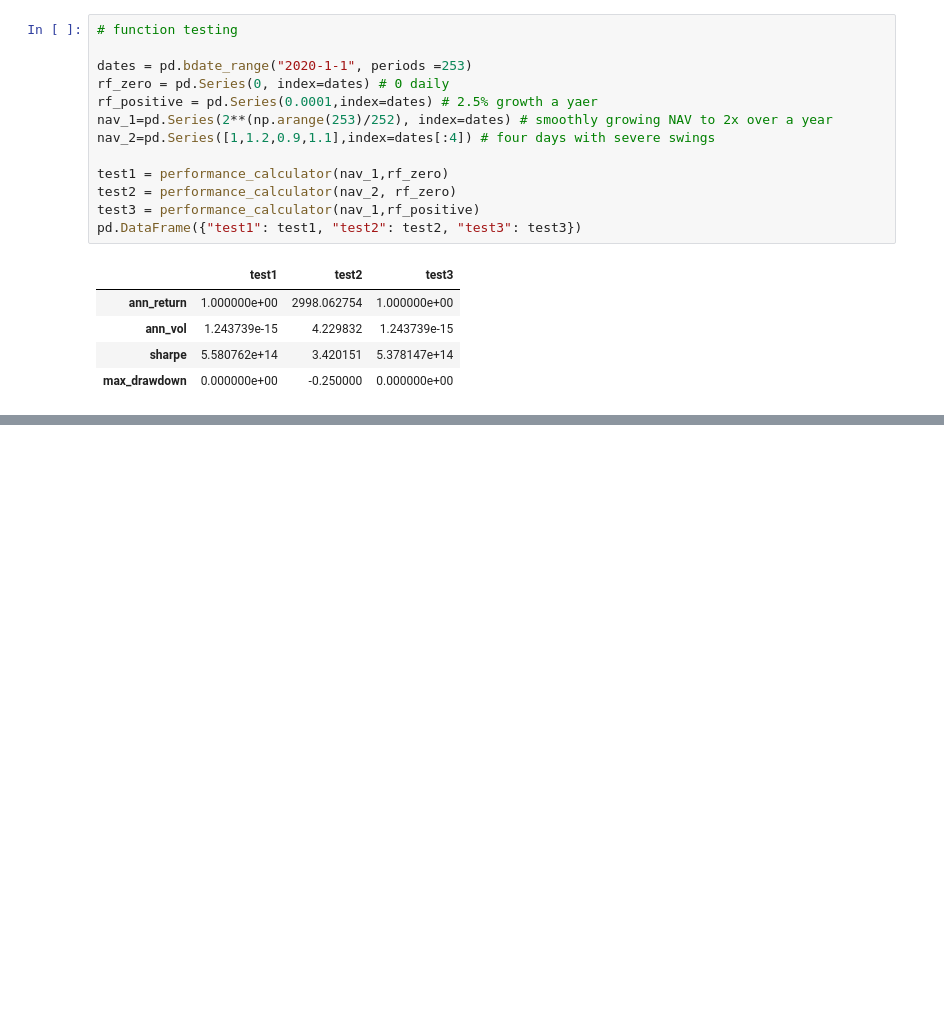
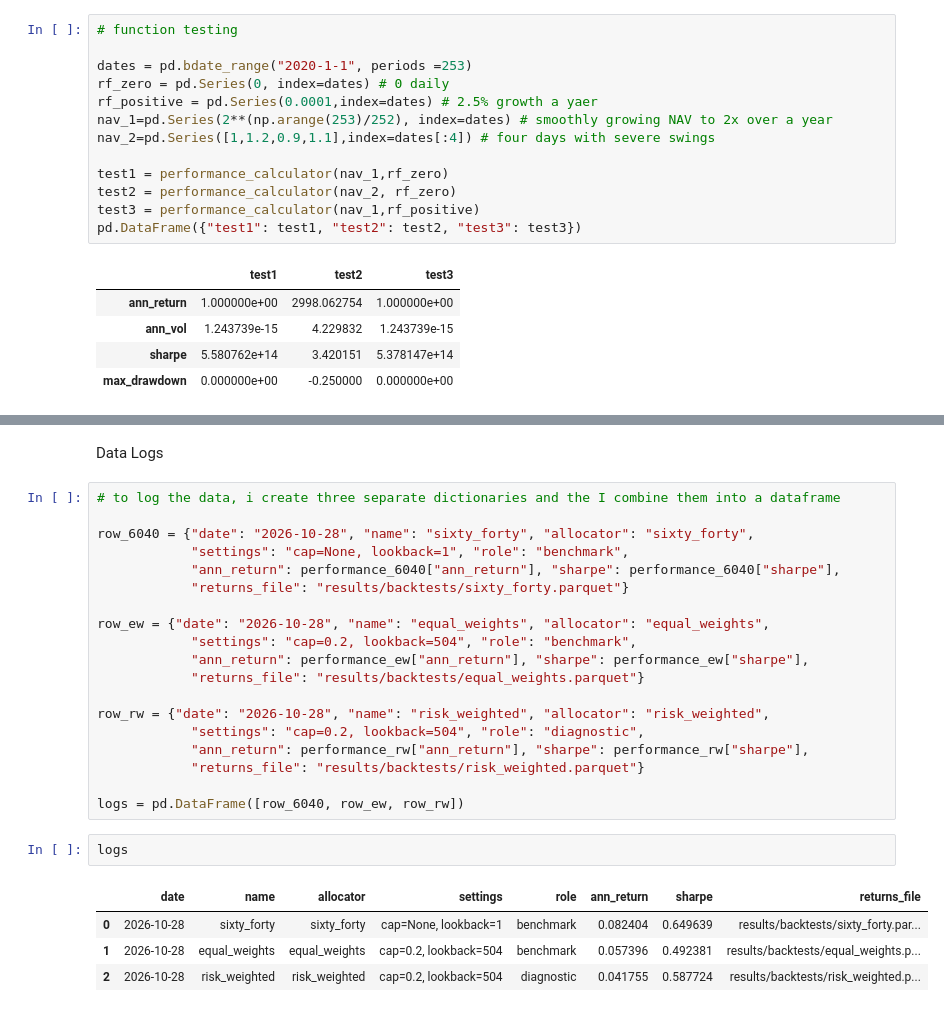
Before and after one commit to aferri-git/ML_virtual_portfolio, a Jupyter notebook: notebooks/baseline_model.ipynb, the cells around one changed output, grey strips where cells are left out. Cells and saved outputs as stored; diff of their text form; blank space fills up the shorter version.

```diff
--- a/notebooks/baseline_model.ipynb
+++ b/notebooks/baseline_model.ipynb
@@ -379,0 +671,28 @@ pd.DataFrame({"test1": test1, "test2": test2, "test3": test3})
+# %% [markdown]
+Data Logs
+# %%
+# to log the data, i create three separate dictionaries and the I combine them into a dataframe
+
+row_6040 = {"date": "2026-10-28", "name": "sixty_forty", "allocator": "sixty_forty",
+            "settings": "cap=None, lookback=1", "role": "benchmark",
+            "ann_return": performance_6040["ann_return"], "sharpe": performance_6040["sharpe"],
+            "returns_file": "results/backtests/sixty_forty.parquet"}
+
+row_ew = {"date": "2026-10-28", "name": "equal_weights", "allocator": "equal_weights",
+            "settings": "cap=0.2, lookback=504", "role": "benchmark",
+            "ann_return": performance_ew["ann_return"], "sharpe": performance_ew["sharpe"],
+            "returns_file": "results/backtests/equal_weights.parquet"}
+
+row_rw = {"date": "2026-10-28", "name": "risk_weighted", "allocator": "risk_weighted",
+            "settings": "cap=0.2, lookback=504", "role": "diagnostic",
+            "ann_return": performance_rw["ann_return"], "sharpe": performance_rw["sharpe"],
+            "returns_file": "results/backtests/risk_weighted.parquet"}
+
+logs = pd.DataFrame([row_6040, row_ew, row_rw])
+# %%
+logs
+# %% [output]
+|  | date | name | allocator | settings | role | ann_return | sharpe | returns_file |
+| 0 | 2026-10-28 | sixty_forty | sixty_forty | cap=None, lookback=1 | benchmark | 0.082404 | 0.649639 | results/backtests/sixty_forty.par... |
+| 1 | 2026-10-28 | equal_weights | equal_weights | cap=0.2, lookback=504 | benchmark | 0.057396 | 0.492381 | results/backtests/equal_weights.p... |
+| 2 | 2026-10-28 | risk_weighted | risk_weighted | cap=0.2, lookback=504 | diagnostic | 0.041755 | 0.587724 | results/backtests/risk_weighted.p... |
```
Also changed, not shown: parts of 50 cells of this notebook, 6 other files.
